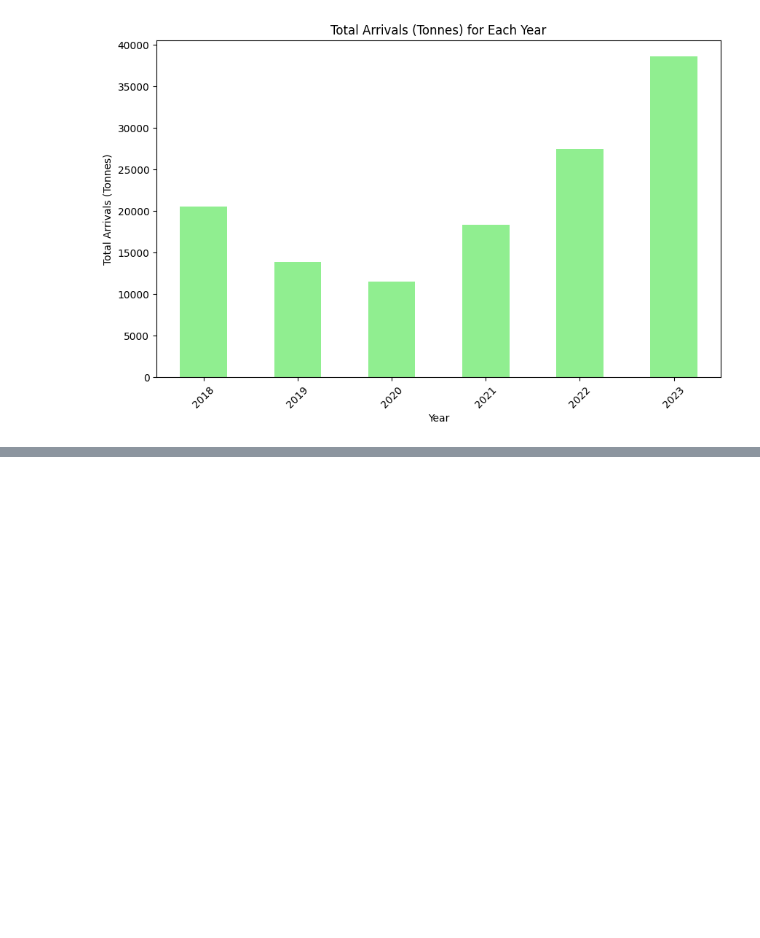
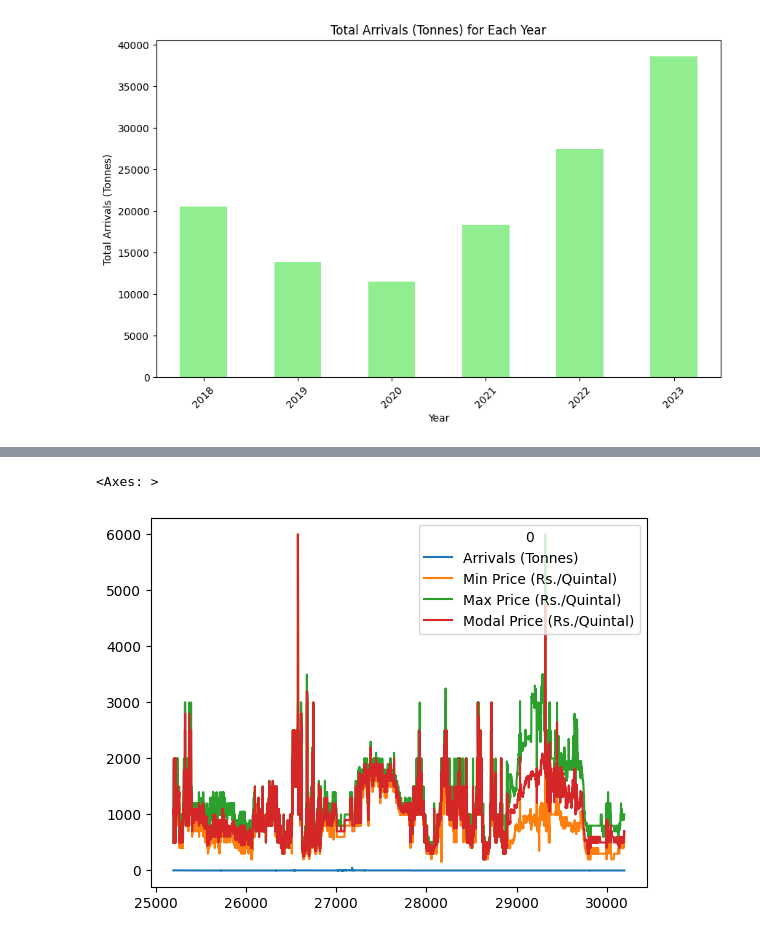
Before and after one commit to Abuthalib/AGRIMARK, a Jupyter notebook: Cabbage_Agmark_MP.ipynb, the cells around one changed output, grey strips where cells are left out. Cells and saved outputs as stored; diff of their text form; code cells hidden in the pictures; blank space fills up the shorter version.

```diff
--- a/Cabbage_Agmark_MP.ipynb
+++ b/Cabbage_Agmark_MP.ipynb
@@ -931,0 +989,3 @@ plt.show()
+# %%
+df_for_training = num_col
+df_for_training
@@ -931,0 +1006,7 @@ plt.show()
+# %%
+df_for_plot = df_for_training.tail(5000)
+# %%
+df_for_plot.plot.line()
+# %% [output]
+<Axes: >
+[figure, added]
```
Also changed, not shown: parts of 21 cells of this notebook.
